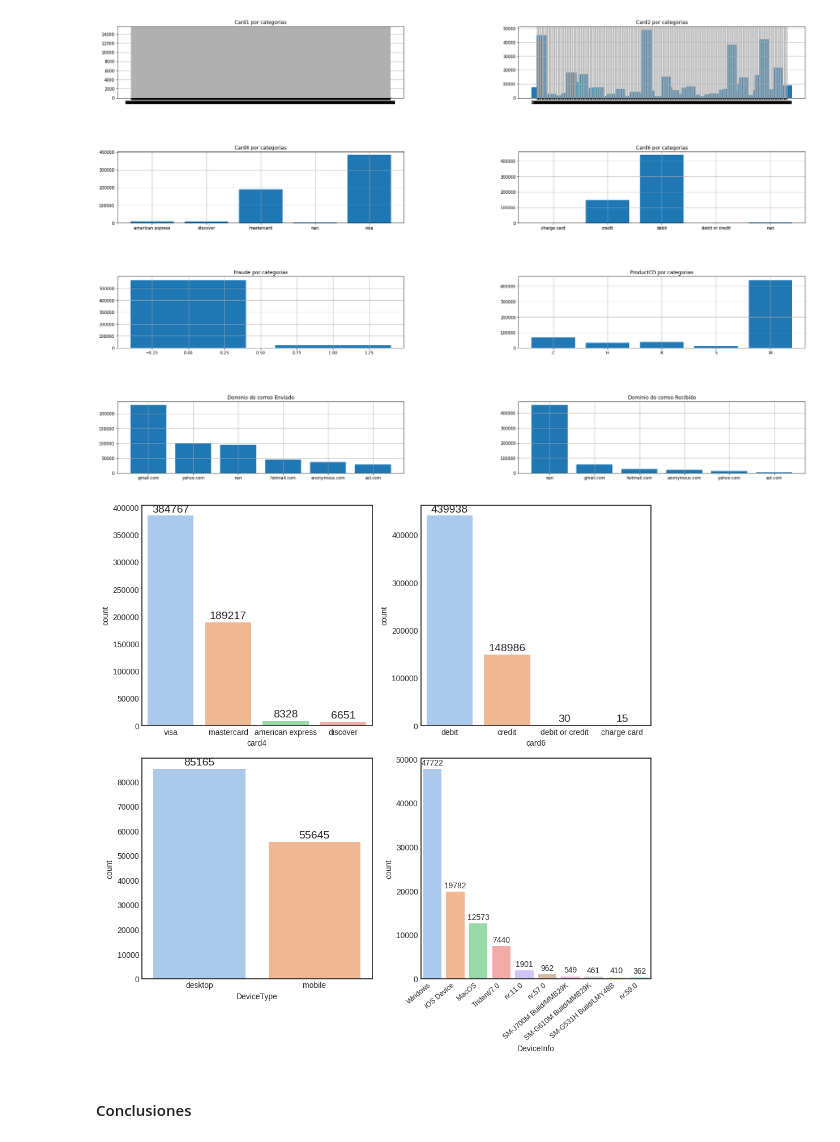
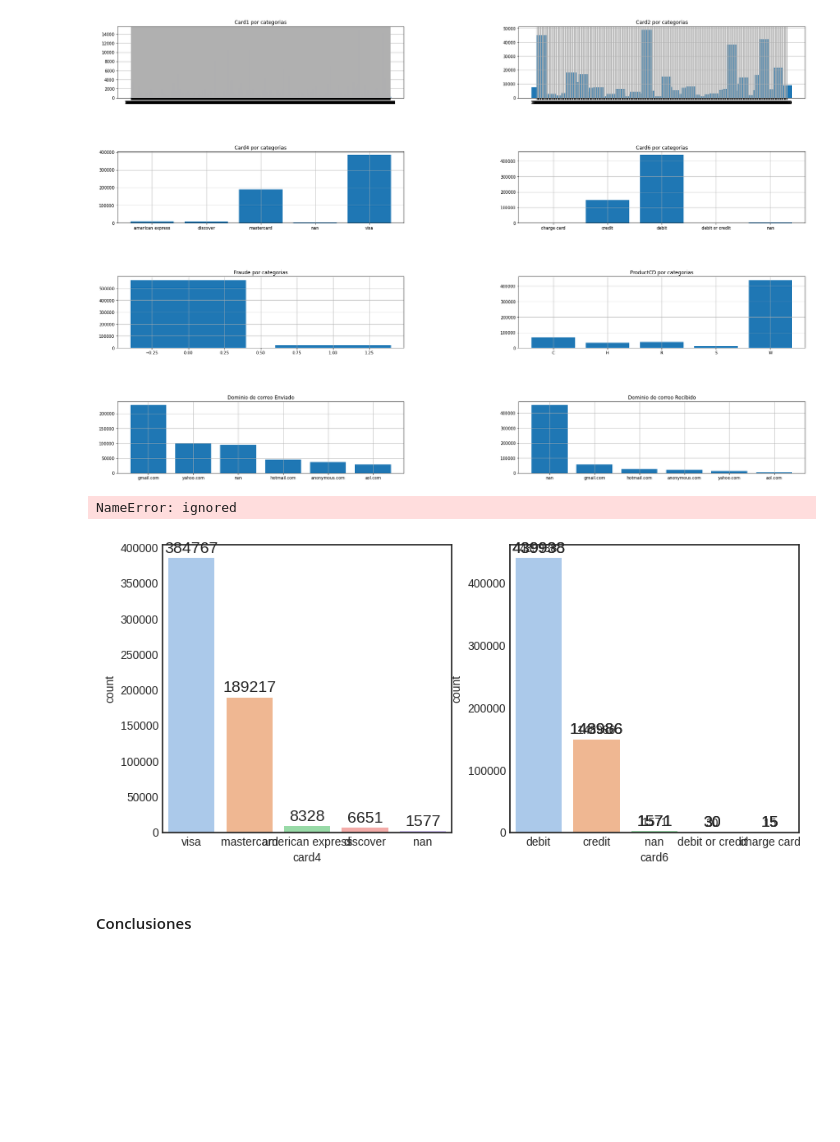
Before and after one commit to nestormontano/PrDS_2023_01_IEEE_Deteccion_Fraude, a Jupyter notebook: Scripts/IEEE_Deteccion_Fraude__EDA.ipynb, the cells around one changed output. Cells and saved outputs as stored; diff of their text form; code cells hidden in the pictures; blank space fills up the shorter version.

```diff
--- a/Scripts/IEEE_Deteccion_Fraude__EDA.ipynb
+++ b/Scripts/IEEE_Deteccion_Fraude__EDA.ipynb
@@ -874,7 +887,7 @@ for bar in plots.patches:
 fig = plt.gcf()
 fig.set_size_inches(10,10)
 
-# DeviceType
+ DeviceType
 plt.subplot(223)
 plots=ax=sns.countplot(x="DeviceType", data=train, palette="pastel",
               order=train.DeviceType.value_counts().index)
@@ -884,35 +897,36 @@ for bar in plots.patches:
     plt.annotate(int(bar.get_height()),
     #se indica la ubicación de la etiqueta por cada barra
     (bar.get_x() + bar.get_width() / 2, bar.get_height()), ha='center', va='center',
     size=14, xytext=(0, 8),
     textcoords='offset points')
 
 fig = plt.gcf()
 fig.set_size_inches(10,10)
 
-# DeviceInfo
+ DeviceInfo
 plt.subplot(224)
 plots=ax=sns.countplot(x="DeviceInfo", data=train, palette="pastel",
               order=train.DeviceInfo.value_counts().iloc[:10].index)
 
 
 for bar in plots.patches:
     # annotate permite ubicar como etiqueta el tamaño de la barra
     plt.annotate(int(bar.get_height()),
     #se indica la ubicación de la etiqueta por cada barra
     (bar.get_x() + bar.get_width() / 2, bar.get_height()), ha='center', va='center',
     size=10, xytext=(0, 8),
     textcoords='offset points')
 
 fig = plt.gcf()
 fig.set_size_inches(10,10)
 
 ax.set_xticklabels(ax.get_xticklabels(), rotation=40, ha="right")
 ax.set_xticklabels(ax.get_xticklabels(), fontsize=9)
 plt.tight_layout()
 plt.show()
 # %% [output]
+NameError: ignored
-[figure, old version]
+[figure, new version]
 # %% [markdown]
 #### Conclusiones
 # %% [markdown]
```
Also changed, not shown: parts of 5 cells of this notebook.
